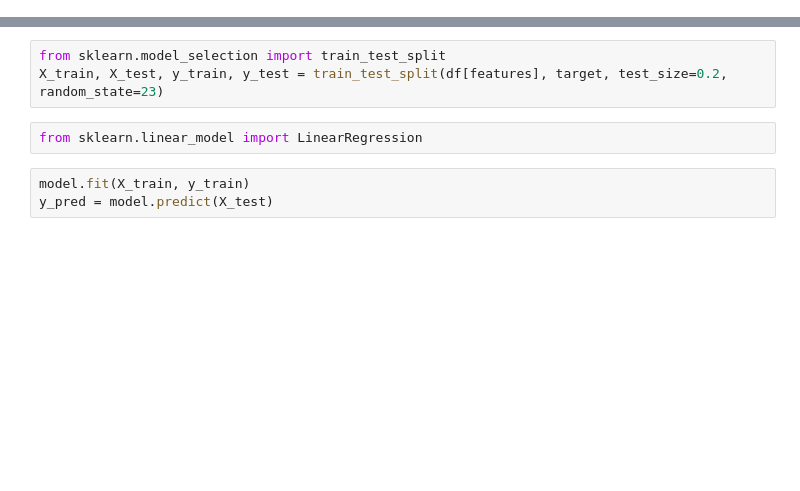
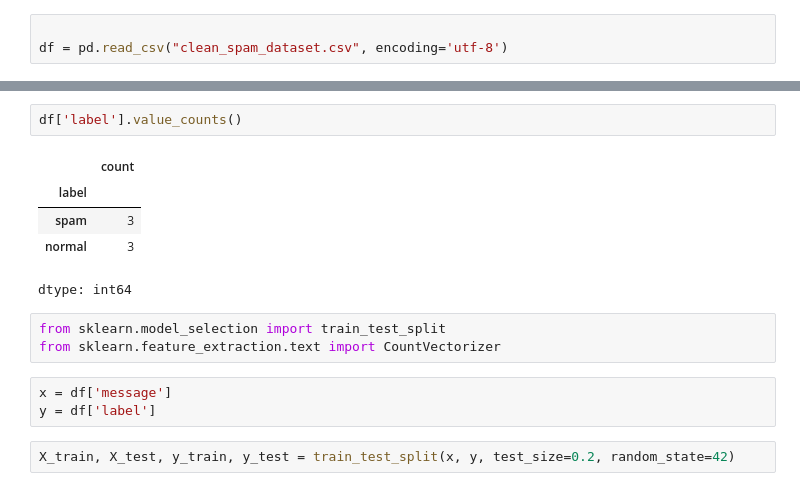
Before and after one commit to Eisawi7/date-mining-1, a Jupyter notebook: Welcome_To_Colab.ipynb, the cells around one changed output, grey strips where cells are left out. Cells and saved outputs as stored; diff of their text form; blank space fills up the shorter version.

```diff
--- a/Welcome_To_Colab.ipynb
+++ b/Welcome_To_Colab.ipynb
@@ -13 +12,4 @@ df.head()
+# %%
+
+df = pd.read_csv("clean_spam_dataset.csv", encoding='utf-8')
 # %%
@@ -44,8 +25,16 @@ plt.show()
+# %%
+df['label'].value_counts()
+# %% [output]
+|  | count |
+| label |  |
+| spam | 3 |
+| normal | 3 |
+dtype: int64
+# %%
+from sklearn.model_selection import train_test_split
+from sklearn.feature_extraction.text import CountVectorizer
+# %%
+x = df['message']
+y = df['label']
 # %%
-from sklearn.model_selection import train_test_split
-X_train, X_test, y_train, y_test = train_test_split(df[features], target, test_size=0.2, random_state=23)
+X_train, X_test, y_train, y_test = train_test_split(x, y, test_size=0.2, random_state=42)
-# %%
-from sklearn.linear_model import LinearRegression
-# %%
-model.fit(X_train, y_train)
-y_pred = model.predict(X_test)
```
Also changed, not shown: parts of 20 cells of this notebook.
